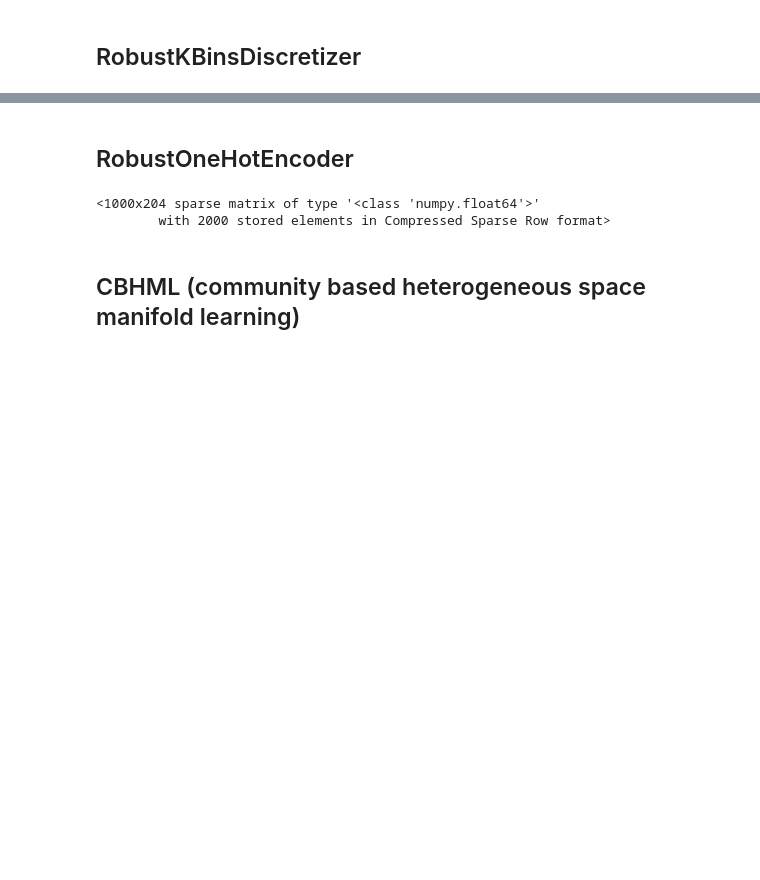
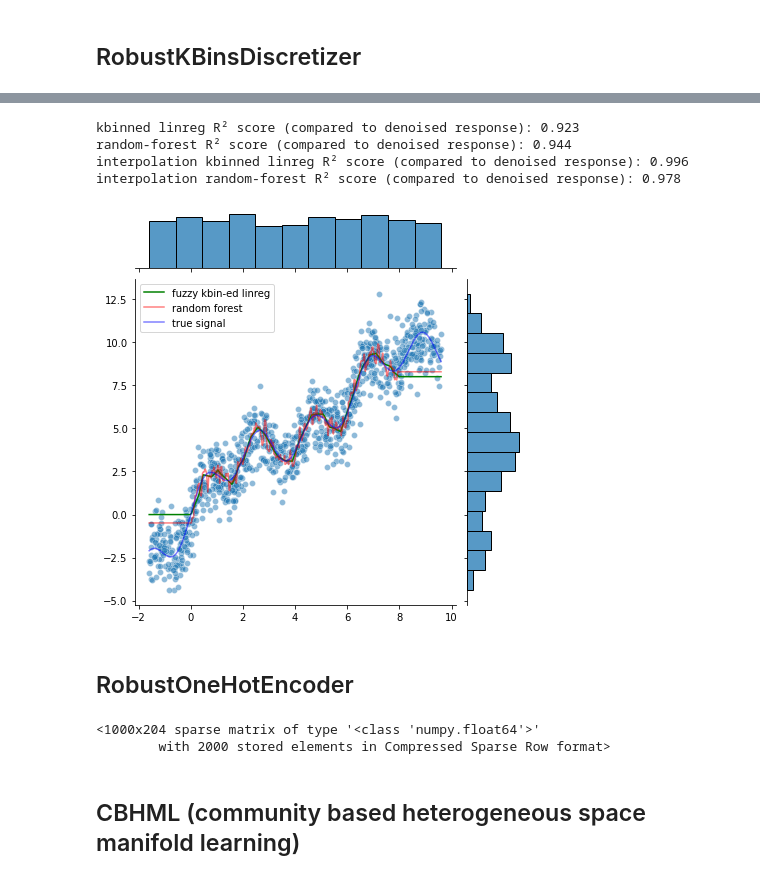
Before and after one commit to AlanGanem/replan, a Jupyter notebook: notebooks_dev/replan.ipynb, the cells around one changed output, grey strips where cells are left out. Drawn from its saved outputs; the diff is of its cells as text; code cells hidden in the pictures; blank space fills up the shorter version.

```diff
--- a/notebooks_dev/replan.ipynb
+++ b/notebooks_dev/replan.ipynb
@@ -710,3 +777,30 @@ np.unique(np.digitize(X.iloc[:,0].dropna(), rob.bin_edges_[0][1:]), return_count
+# %%
+from sklearn.metrics import r2_score
+import matplotlib.pyplot as plt
+
+y_pred_lin = linear_estimator.predict(X_test)
+y_pred_forest = forest.predict(X_test)
+
+jnt = sns.jointplot(X_test.flatten(),y_test.flatten(), alpha = 0.5)
+argsort = np.argsort(X_test.flatten())
+jnt.ax_joint.plot(X_test.flatten()[argsort], y_pred_lin.flatten()[argsort], color = 'green', label = 'fuzzy kbin-ed linreg', alpha = 1)
+jnt.ax_joint.plot(X_test.flatten()[argsort], y_pred_forest.flatten()[argsort], color = 'red', label = 'random forest', alpha = 0.5)
+jnt.ax_joint.plot(X_test.flatten()[argsort], y_test_denoised.flatten()[argsort], color = 'blue', label = 'true signal', alpha = 0.5)
+jnt.ax_joint.legend()
+print(f'kbinned linreg R² score (compared to denoised response): {round(r2_score(y_test_denoised, y_pred_lin), 3)}')
+print(f'random-forest R² score (compared to denoised response): {round(r2_score(y_test_denoised, y_pred_forest), 3)}')
+
+interpolation_msk = (X_test.flatten() <= X.max()) & (X_test.flatten() >= X.min())
+#interpolation_msk = ~interpolation_msk
+print(f'interpolation kbinned linreg R² score (compared to denoised response): {round(r2_score(y_test_denoised[interpolation_msk], y_pred_lin[interpolation_msk]), 3)}')
+print(f'interpolation random-forest R² score (compared to denoised response): {round(r2_score(y_test_denoised[interpolation_msk], y_pred_forest[interpolation_msk]), 3)}')
+#print(f'interpolation random-forest R² score: {round(r2_score(y_test, y_test_denoised), 3)}')
+# %% [output]
+kbinned linreg R² score (compared to denoised response): 0.923
+random-forest R² score (compared to denoised response): 0.944
+interpolation kbinned linreg R² score (compared to denoised response): 0.996
+interpolation random-forest R² score (compared to denoised response): 0.978
+[figure, added]
 # %% [markdown]
 ## RobustOneHotEncoder
 # %%
```
Also changed, not shown: parts of 22 cells of this notebook.
